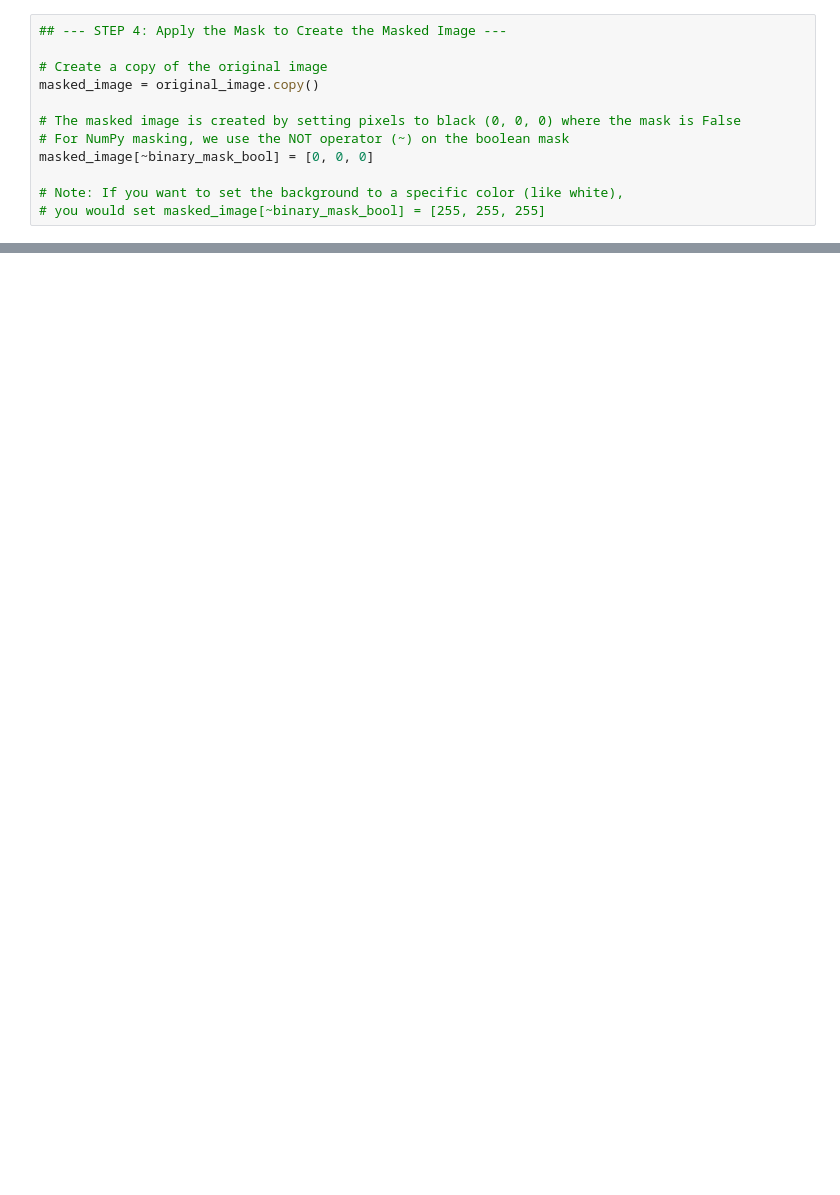
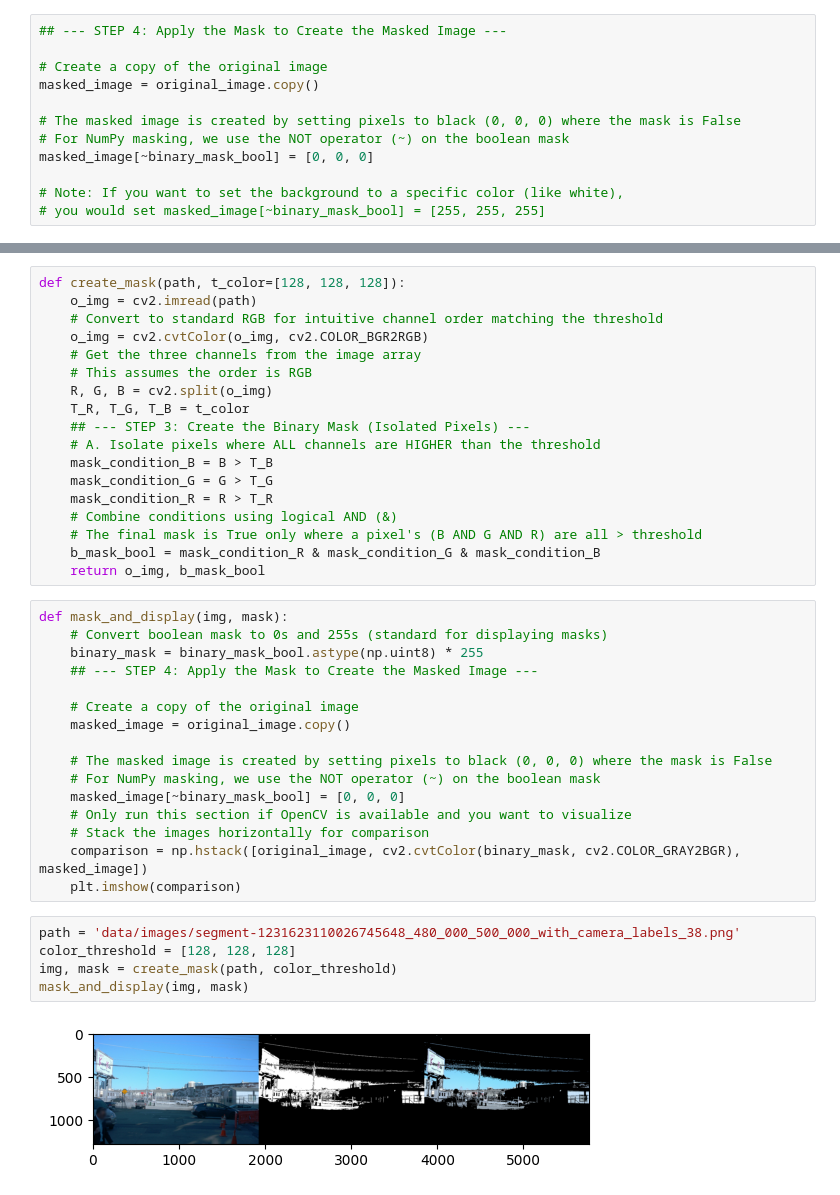
Before and after one commit to ParisaMousavi/cd0360-Introduction-to-Computer-Vision, a Jupyter notebook: image-manipulation/solution.ipynb, the cells around one changed output, grey strips where cells are left out. Cells and saved outputs as stored; diff of their text form; blank space fills up the shorter version.

```diff
--- a/image-manipulation/solution.ipynb
+++ b/image-manipulation/solution.ipynb
@@ -73,0 +92,41 @@ else:
+# %%
+def create_mask(path, t_color=[128, 128, 128]):
+    o_img = cv2.imread(path)
+    # Convert to standard RGB for intuitive channel order matching the threshold
+    o_img = cv2.cvtColor(o_img, cv2.COLOR_BGR2RGB)
+    # Get the three channels from the image array
+    # This assumes the order is RGB
+    R, G, B = cv2.split(o_img)
+    T_R, T_G, T_B = t_color
+    ## --- STEP 3: Create the Binary Mask (Isolated Pixels) ---
+    # A. Isolate pixels where ALL channels are HIGHER than the threshold
+    mask_condition_B = B > T_B
+    mask_condition_G = G > T_G
+    mask_condition_R = R > T_R
+    # Combine conditions using logical AND (&)
+    # The final mask is True only where a pixel's (B AND G AND R) are all > threshold
+    b_mask_bool = mask_condition_R & mask_condition_G & mask_condition_B
+    return o_img, b_mask_bool
+# %%
+def mask_and_display(img, mask):
+    # Convert boolean mask to 0s and 255s (standard for displaying masks)
+    binary_mask = binary_mask_bool.astype(np.uint8) * 255
+    ## --- STEP 4: Apply the Mask to Create the Masked Image ---
+
+    # Create a copy of the original image
+    masked_image = original_image.copy()
+
+    # The masked image is created by setting pixels to black (0, 0, 0) where the mask is False
+    # For NumPy masking, we use the NOT operator (~) on the boolean mask
+    masked_image[~binary_mask_bool] = [0, 0, 0]
+    # Only run this section if OpenCV is available and you want to visualize
+    # Stack the images horizontally for comparison
+    comparison = np.hstack([original_image, cv2.cvtColor(binary_mask, cv2.COLOR_GRAY2BGR), masked_image])
+    plt.imshow(comparison)
+# %%
+path = 'data/images/segment-1231623110026745648_480_000_500_000_with_camera_labels_38.png'
+color_threshold = [128, 128, 128]
+img, mask = create_mask(path, color_threshold)
+mask_and_display(img, mask)
+# %% [output]
+[figure, added]
```
Also changed, not shown: parts of 5 cells of this notebook.
